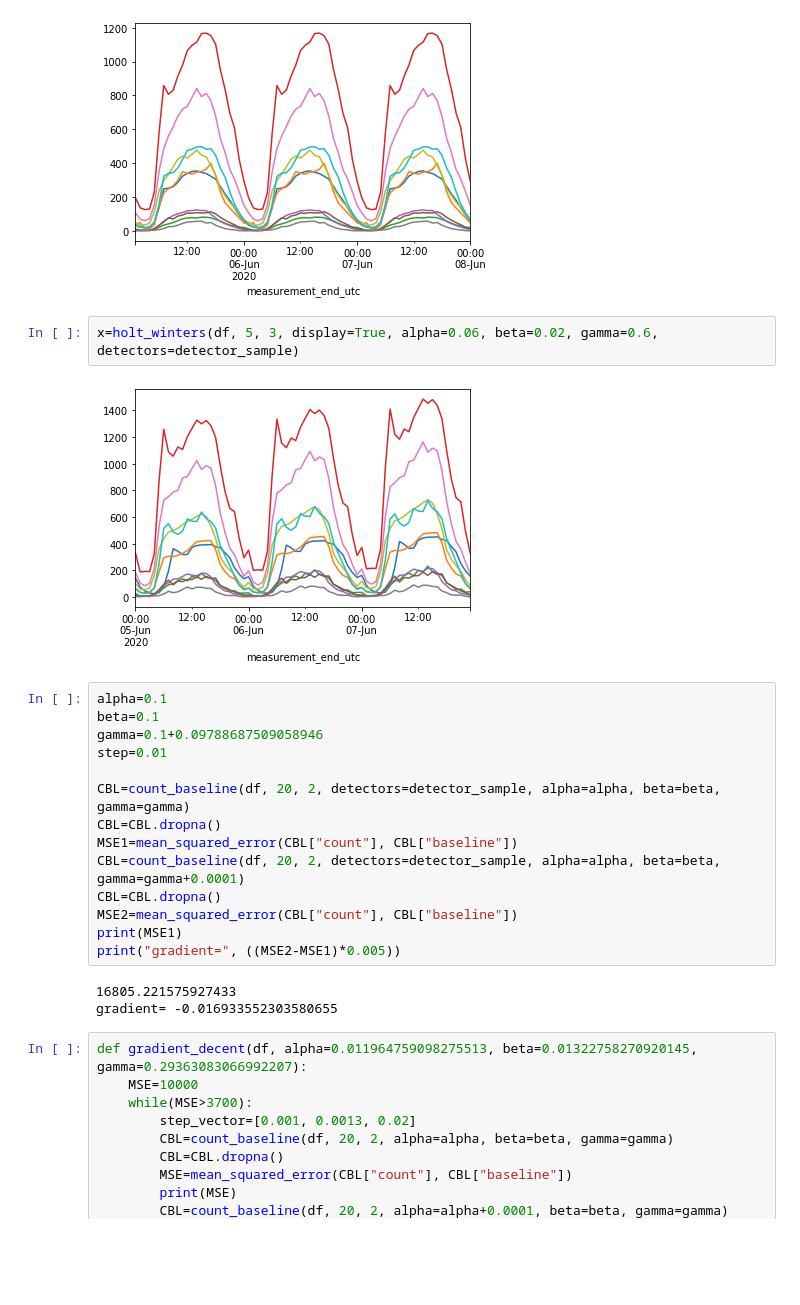
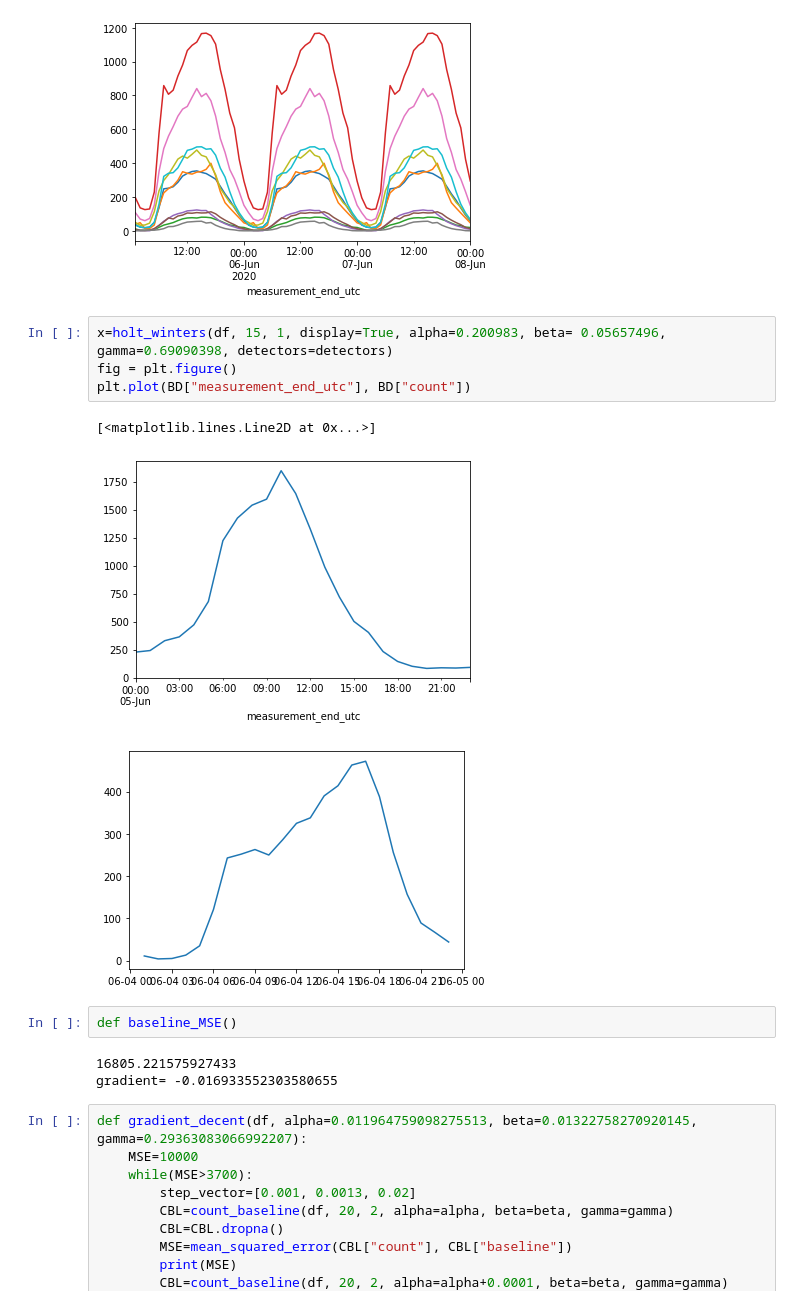
Before and after one commit to TeddyTW/SpatialScan, a Jupyter notebook: Demoing.ipynb, the cells around one changed output. Cells and saved outputs as stored; diff of their text form; blank space fills up the shorter version.

Commit message:
plotting functionality added

```diff
--- a/Demoing.ipynb
+++ b/Demoing.ipynb
@@ -29,26 +29,18 @@ y=MALDforecast(df, 15, 3, display=True, detectors=detector_sample)
 # %% [output]
 [figure]
 # %%
-x=holt_winters(df, 5, 3, display=True, alpha=0.06, beta=0.02, gamma=0.6, detectors=detector_sample)
+x=holt_winters(df, 15, 1, display=True, alpha=0.200983, beta= 0.05657496, gamma=0.69090398, detectors=detectors)
+fig = plt.figure()
+plt.plot(BD["measurement_end_utc"], BD["count"])
 # %% [output]
+[<matplotlib.lines.Line2D at 0x...>]
-[figure, old version]
+[figure, new version]
+[figure, added]
-# %%
-alpha=0.1
-beta=0.1
-gamma=0.1+0.09788687509058946
-step=0.01
-
-CBL=count_baseline(df, 20, 2, detectors=detector_sample, alpha=alpha, beta=beta, gamma=gamma)
-CBL=CBL.dropna()
-MSE1=mean_squared_error(CBL["count"], CBL["baseline"])
-CBL=count_baseline(df, 20, 2, detectors=detector_sample, alpha=alpha, beta=beta, gamma=gamma+0.0001)
-CBL=CBL.dropna()
-MSE2=mean_squared_error(CBL["count"], CBL["baseline"])
-print(MSE1)
-print("gradient=", ((MSE2-MSE1)*0.005))
-# %% [output]
-16805.221575927433
-gradient= -0.016933552303580655
+# %%
+def baseline_MSE()
+# %% [output]
+16805.221575927433
+gradient= -0.016933552303580655
 # %%
 def gradient_decent(df, alpha=0.011964759098275513, beta=0.01322758270920145, gamma=0.29363083066992207):
     MSE=10000
```
Also changed, not shown: parts of 18 cells of this notebook, 1 other file.
